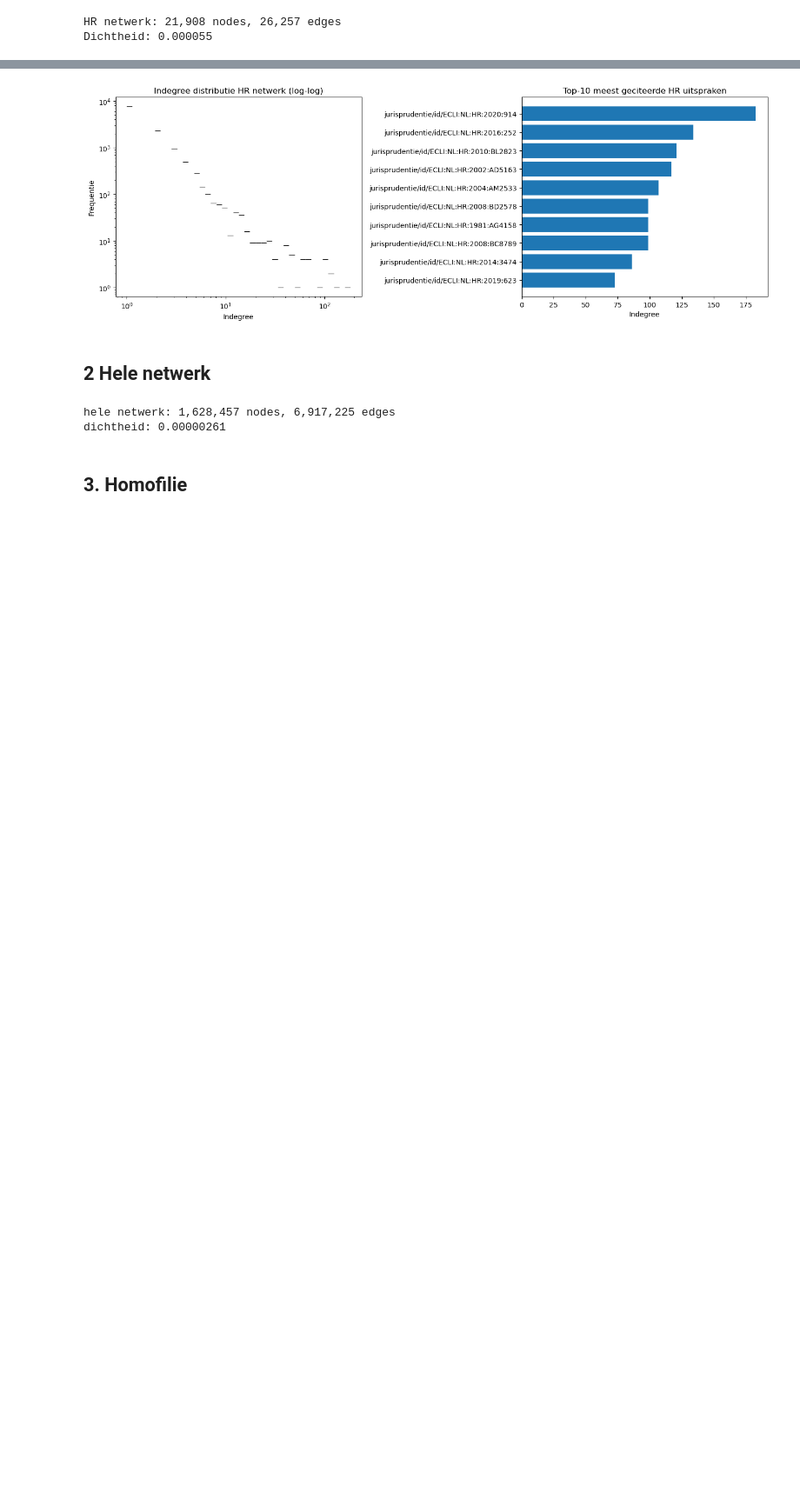
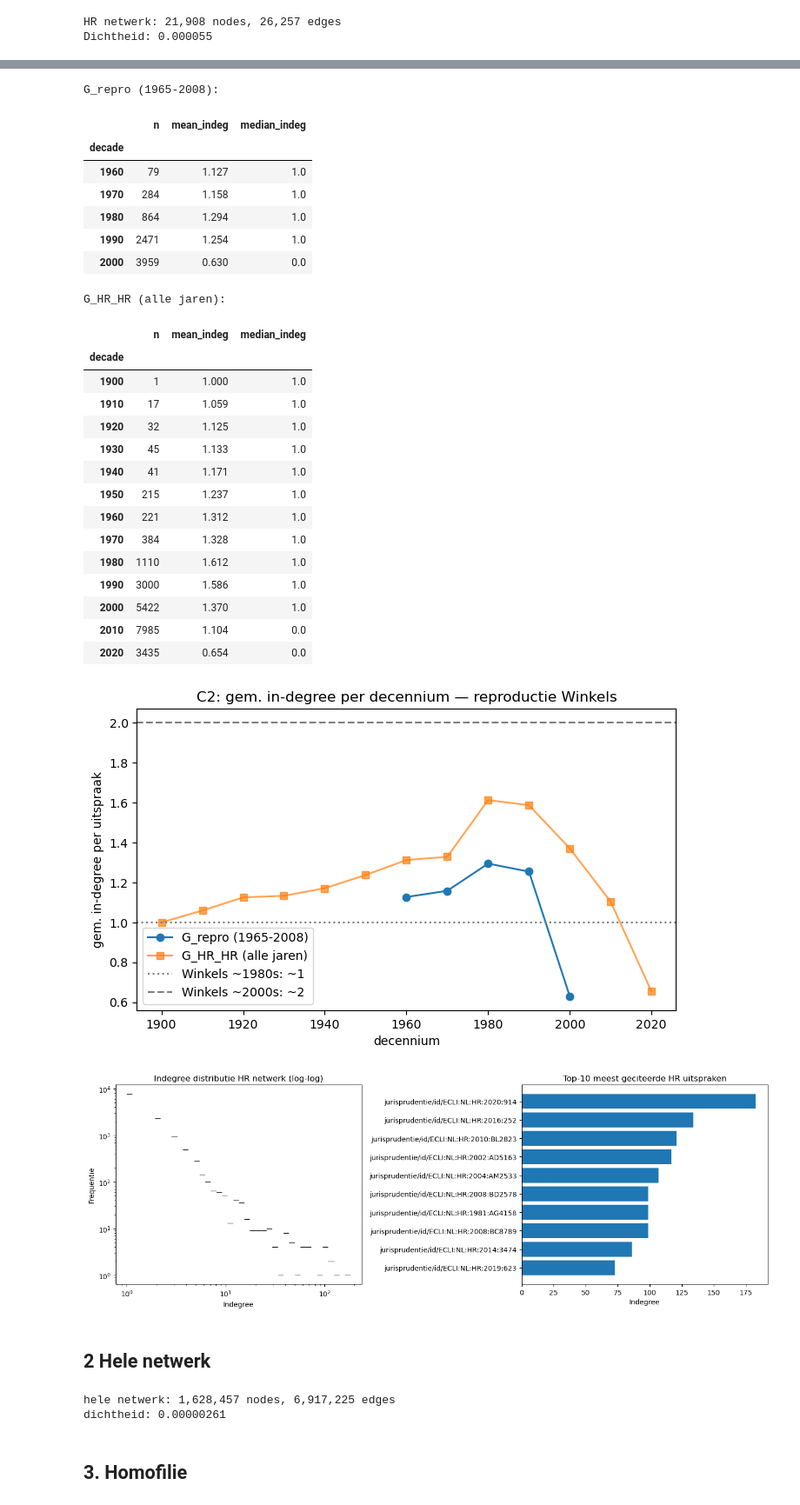
Before and after one commit to vinwiegman/thesis-project, a Jupyter notebook: notebooks/network_analysis.ipynb, the cells around one changed output, grey strips where cells are left out. Shown at 87% size. Saved outputs shown, nothing was run; the diff lists cells and outputs as text; code cells hidden in the pictures; blank space fills up the shorter version.

```diff
--- a/notebooks/network_analysis.ipynb
+++ b/notebooks/network_analysis.ipynb
@@ -456,3 +495,18 @@ print(f'Dichtheid: {nx.density(G_hr):.6f}')
 # %% [output]
 HR netwerk: 21,908 nodes, 26,257 edges
 Dichtheid: 0.000055
+# %%
+YEAR_REGEX = re.compile(r'ECLI[.:]NL[.:][A-Z]+[.:](\d{4})[.:]')
+
+def ecli_year(u):
+    m = YEAR_REGEX.search(str(u))
+    return int(m.group(1)) if m else None
+
+bron_hr = df[0].astype(str).str.contains(r'ECLI[.:]NL[.:]HR[.:]', na=False)
+target_hr = df[1].astype(str).str.contains(r'ECLI[.:]NL[.:]HR[.:]', na=False)
+
+print(f'edges met HR als bron: {bron_hr.sum()}')
+print(f'edges met HR als target: {target_hr.sum()}')
+print(f'edges HR->HR: {(bron_hr & target_hr).sum()}')
+print(f'edges HR->iets anders: {(bron_hr & ~target_hr).sum()}')
+print(f'edges iets anders->HR: {(~bron_hr & target_hr).sum()}')
@@ -498,3 +615,63 @@ SyntaxError: expression expected after dictionary key and ':' (2051430724.py, li
+# %%
+#in-degree per decennium
+
+def indeg_per_decade(H):
+    df2 = pd.DataFrame(H.in_degree(), columns=['node', 'indeg'])
+
+    df2['year'] = df2['node'].map(ecli_year)
+    df2 = df2.dropna(subset=['year'])
+    df2['decade'] = (df2['year'] // 10) * 10
+
+    return df2.groupby('decade')['indeg'].agg(
+        n='size',
+        mean_indeg='mean',
+        median_indeg='median'
+    ).round(3)
+
+
+agg_repro = indeg_per_decade(G_repro)
+agg_alle   = indeg_per_decade(G_HR_HR)
+
+print('G_repro (1965-2008):')
+display(agg_repro)
+print()
+print('G_HR_HR (alle jaren):')
+display(agg_alle)
+
+fig, ax = plt.subplots(figsize=(8,4.5))
+ax.plot(agg_repro.index, agg_repro['mean_indeg'], marker='o', label='G_repro (1965-2008)')
+ax.plot(agg_alle.index,   agg_alle['mean_indeg'],   marker='s', label='G_HR_HR (alle jaren)', alpha=0.7)
+ax.axhline(1.0, color='gray', ls=':', label='Winkels ~1980s: ~1')
+ax.axhline(2.0, color='gray', ls='--', label='Winkels ~2000s: ~2')
+ax.set_xlabel('decennium'); ax.set_ylabel('gem. in-degree per uitspraak')
+ax.set_title('C2: gem. in-degree per decennium — reproductie Winkels')
+ax.legend(); plt.show()
+# %% [output]
+G_repro (1965-2008):
+|  | n | mean_indeg | median_indeg |
+| decade |  |  |  |
+| 1960 | 79 | 1.127 | 1.0 |
+| 1970 | 284 | 1.158 | 1.0 |
+| 1980 | 864 | 1.294 | 1.0 |
+| 1990 | 2471 | 1.254 | 1.0 |
+| 2000 | 3959 | 0.630 | 0.0 |
+G_HR_HR (alle jaren):
+|  | n | mean_indeg | median_indeg |
+| decade |  |  |  |
+| 1900 | 1 | 1.000 | 1.0 |
+| 1910 | 17 | 1.059 | 1.0 |
+| 1920 | 32 | 1.125 | 1.0 |
+| 1930 | 45 | 1.133 | 1.0 |
+| 1940 | 41 | 1.171 | 1.0 |
+| 1950 | 215 | 1.237 | 1.0 |
+| 1960 | 221 | 1.312 | 1.0 |
+| 1970 | 384 | 1.328 | 1.0 |
+| 1980 | 1110 | 1.612 | 1.0 |
+| 1990 | 3000 | 1.586 | 1.0 |
+| 2000 | 5422 | 1.370 | 1.0 |
+| 2010 | 7985 | 1.104 | 0.0 |
+| 2020 | 3435 | 0.654 | 0.0 |
+[figure, added]
 # %%
 # Indegree distributie Hoge Raad netwerk
 fig, axes = plt.subplots(1, 2, figsize=(14, 5))
```
Also changed, not shown: parts of 8 cells of this notebook.
